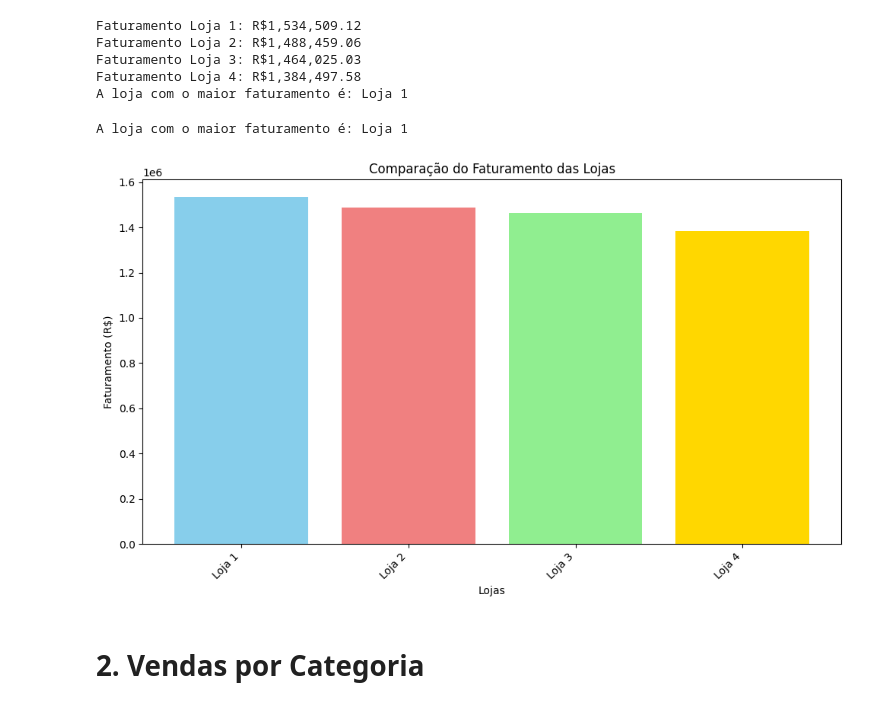
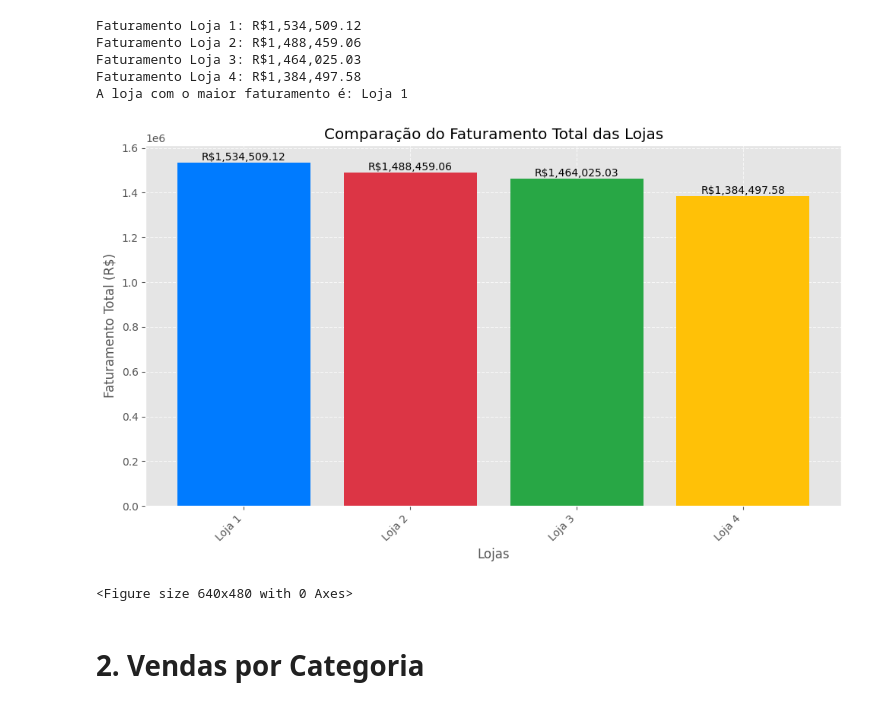
Before and after one commit to Matheusisa/AluraStore_Desafio, a Jupyter notebook: AluraStoreBr.ipynb, the cells around one changed output. Cells and saved outputs as stored; diff of their text form; code cells hidden in the pictures.

```diff
--- a/AluraStoreBr.ipynb
+++ b/AluraStoreBr.ipynb
@@ -57,35 +57,42 @@ A loja com o maior faturamento é: Loja 1
 # %%
 # Comparação grafica de desempenho de cada loja
 
 import pandas as pd
 import matplotlib.pyplot as plt
 
 faturamentos = {
     "Loja 1": faturamento_loja1,
     "Loja 2": faturamento_loja2,
     "Loja 3": faturamento_loja3,
     "Loja 4": faturamento_loja4
 }
 
-loja_maior_faturamento = max(faturamentos, key=faturamentos.get)
-
-print(f"A loja com o maior faturamento é: {loja_maior_faturamento}")
-
-# Visualização do Faturamento
 lojas = list(faturamentos.keys())
 valores = list(faturamentos.values())
 
+plt.style.use('ggplot')  # Aplicando um tema
+
 plt.figure(figsize=(10, 6))
-plt.bar(lojas, valores, color=['skyblue', 'lightcoral', 'lightgreen', 'gold'])
+barras = plt.bar(lojas, valores, color=['#007bff', '#dc3545', '#28a745', '#ffc107'])
 plt.xlabel("Lojas")
-plt.ylabel("Faturamento (R$)")
-plt.title("Comparação do Faturamento das Lojas")
-plt.xticks(rotation=45, ha="right") # Rotaciona os rótulos do eixo x para melhor legibilidade
-plt.tight_layout() # Ajusta o layout para evitar sobreposição
+plt.ylabel("Faturamento Total (R$)")
+plt.title("Comparação do Faturamento Total das Lojas")
+plt.xticks(rotation=45, ha="right")
+plt.tight_layout()
+plt.grid(True, linestyle='--', alpha=0.7)  # Adicionando grade
+
+# Adicionando valores nas barras
+for barra, valor in zip(barras, valores):
+    plt.text(barra.get_x() + barra.get_width() / 2, barra.get_height() + 5,
+             f'R${valor:,.2f}', ha='center', va='bottom', fontsize=10)
+
 plt.show()
+
+# Salvando em alta resolução
+plt.savefig('grafico_faturamento.png', dpi=300)
 # %% [output]
+[figure, new version]
-A loja com o maior faturamento é: Loja 1
+<Figure size 640x480 with 0 Axes>
-[figure, old version]
 # %% [markdown]
 # 2. Vendas por Categoria
 # %% [markdown]
```
